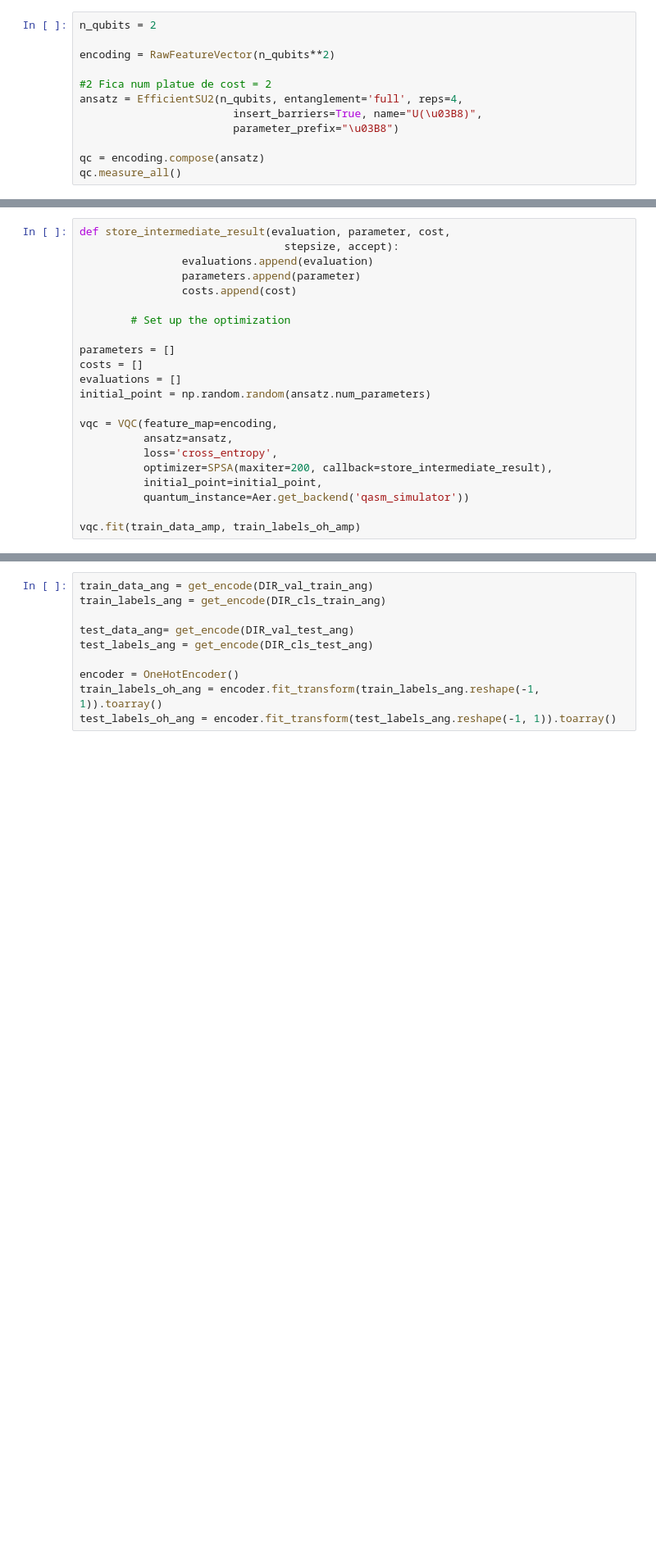
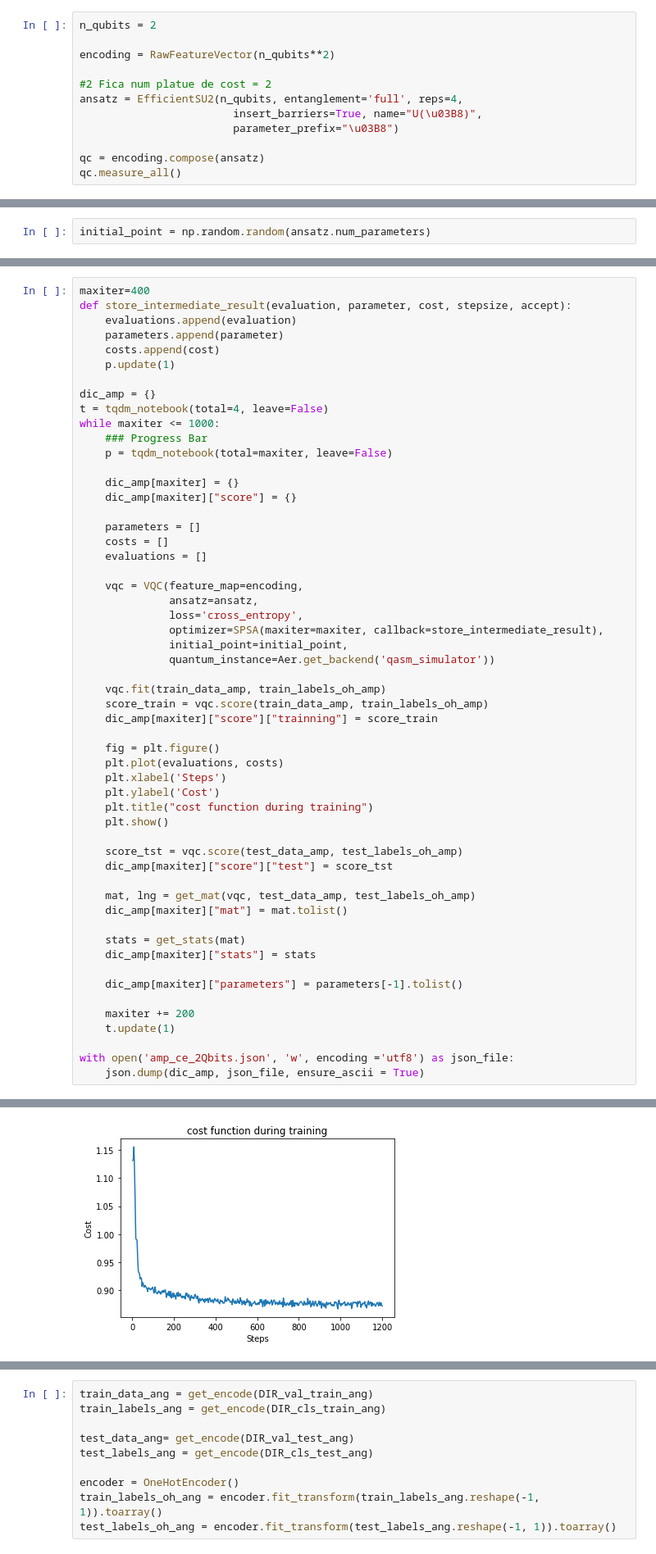
Before and after one commit to mArcio-Lmano/Ciencia-de-Dados-Quant-2121, a Jupyter notebook: VQC_CE.ipynb, the cells around one changed output, grey strips where cells are left out. Shown: that part at 82% size. Saved outputs shown, nothing was run; the diff lists cells and outputs as text; blank space fills up the shorter version.

Commit message:
Results CE

```diff
--- a/VQC_CE.ipynb
+++ b/VQC_CE.ipynb
@@ -72,22 +121,2 @@ Testing data set:   600
 # %%
-def store_intermediate_result(evaluation, parameter, cost,
-                                stepsize, accept):
-                evaluations.append(evaluation)
-                parameters.append(parameter)
-                costs.append(cost)
-
-        # Set up the optimization
-
-parameters = []
-costs = []
-evaluations = []
 initial_point = np.random.random(ansatz.num_parameters)
-
-vqc = VQC(feature_map=encoding,
-          ansatz=ansatz,
-          loss='cross_entropy',
-          optimizer=SPSA(maxiter=200, callback=store_intermediate_result),
-          initial_point=initial_point,
-          quantum_instance=Aer.get_backend('qasm_simulator'))
-
-vqc.fit(train_data_amp, train_labels_oh_amp)
@@ -95,0 +123,56 @@ Cannot compute gradient operator! Continuing without gradients!
+# %%
+maxiter=400
+def store_intermediate_result(evaluation, parameter, cost, stepsize, accept):
+    evaluations.append(evaluation)
+    parameters.append(parameter)
+    costs.append(cost)
+    p.update(1)
+
+dic_amp = {}
+t = tqdm_notebook(total=4, leave=False)
+while maxiter <= 1000:
+    ### Progress Bar
+    p = tqdm_notebook(total=maxiter, leave=False)
+
+    dic_amp[maxiter] = {}
+    dic_amp[maxiter]["score"] = {}
+
+    parameters = []
+    costs = []
+    evaluations = []
+
+    vqc = VQC(feature_map=encoding,
+              ansatz=ansatz,
+              loss='cross_entropy',
+              optimizer=SPSA(maxiter=maxiter, callback=store_intermediate_result),
+              initial_point=initial_point,
+              quantum_instance=Aer.get_backend('qasm_simulator'))
+
+    vqc.fit(train_data_amp, train_labels_oh_amp)
+    score_train = vqc.score(train_data_amp, train_labels_oh_amp)
+    dic_amp[maxiter]["score"]["trainning"] = score_train
+
+    fig = plt.figure()
+    plt.plot(evaluations, costs)
+    plt.xlabel('Steps')
+    plt.ylabel('Cost')
+    plt.title("cost function during training")
+    plt.show()
+
+    score_tst = vqc.score(test_data_amp, test_labels_oh_amp)
+    dic_amp[maxiter]["score"]["test"] = score_tst
+
+    mat, lng = get_mat(vqc, test_data_amp, test_labels_oh_amp)
+    dic_amp[maxiter]["mat"] = mat.tolist()
+
+    stats = get_stats(mat)
+    dic_amp[maxiter]["stats"] = stats
+
+    dic_amp[maxiter]["parameters"] = parameters[-1].tolist()
+
+    maxiter += 200
+    t.update(1)
+
+with open('amp_ce_2Qbits.json', 'w', encoding ='utf8') as json_file:
+    json.dump(dic_amp, json_file, ensure_ascii = True)
+# %% [output]
@@ -95,0 +180 @@ Cannot compute gradient operator! Continuing without gradients!
+[figure, added]
```
Also changed, not shown: parts of 19 cells of this notebook, 2 other files.
